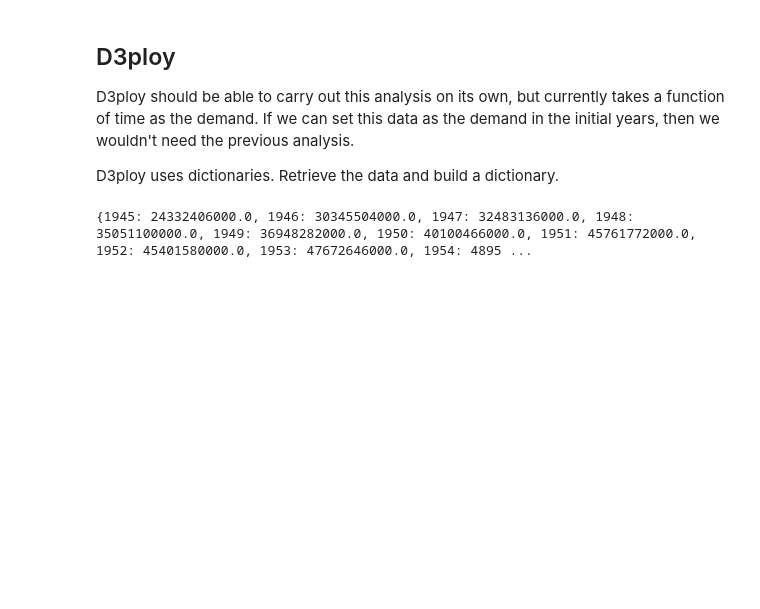
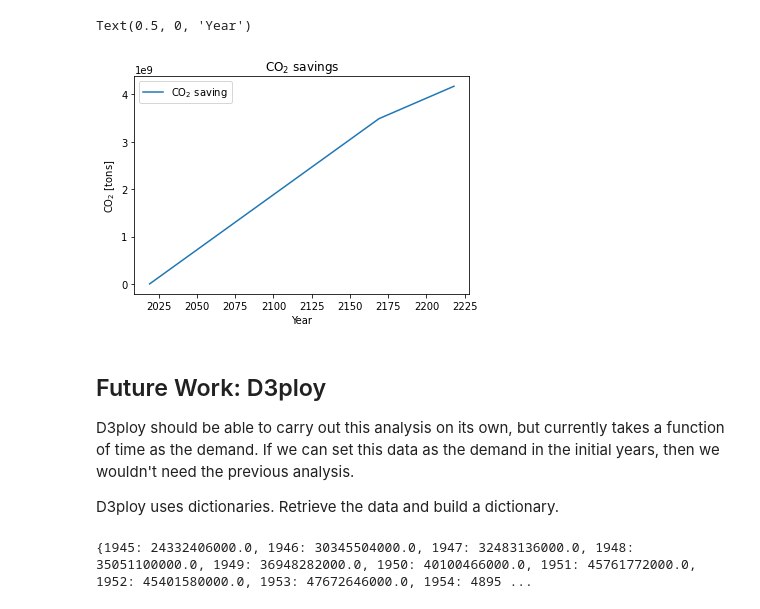
Before and after one commit to robfairh/npre412-project, a Jupyter notebook: fuel-demand.ipynb, the cells around one changed output. Saved outputs shown, nothing was run; the diff lists cells and outputs as text; code cells hidden in the pictures; blank space fills up the shorter version.

```diff
--- a/fuel-demand.ipynb
+++ b/fuel-demand.ipynb
@@ -39,5 +103,18 @@ plt.savefig("fuel-demand", dpi=300, bbox_inches="tight")
+# %%
+carbon = hydrogen*19.64  # [lbs]
+carbon *= 0.453592  # [kg]
+carbon /= 1000  # [metric tons]
+
+plt.plot(future, carbon, label='CO$_2$ saving')
+plt.legend(loc="upper left")
+plt.title('CO$_2$ savings')
+plt.ylabel('CO$_2$ [tons]')
+plt.xlabel('Year')
+# %% [output]
+Text(0.5, 0, 'Year')
+[figure, added]
 # %% [markdown]
-## D3ploy
+## Future Work: D3ploy
 
 D3ploy should be able to carry out this analysis on its own, but currently takes a function of time as the demand. If we can set this data as the demand in the initial years, then we wouldn't need the previous analysis.
 
```
Also changed, not shown: parts of 9 cells of this notebook, 2 other files.
